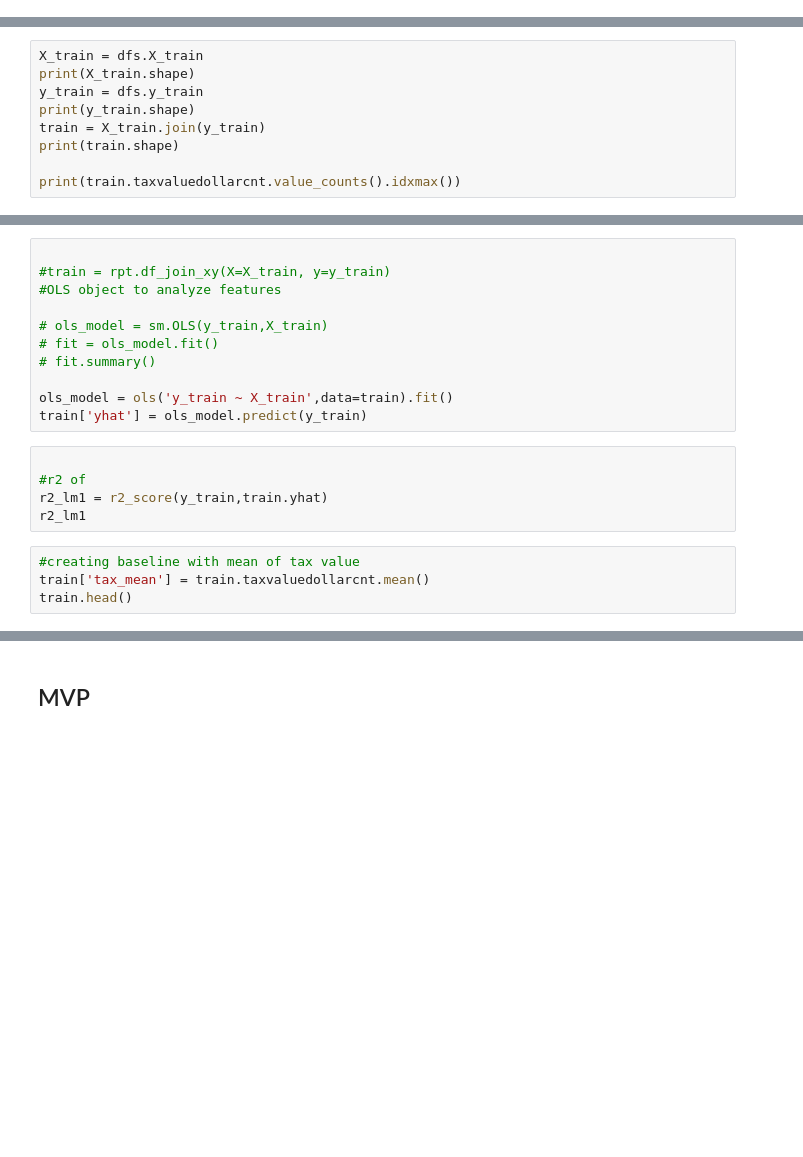
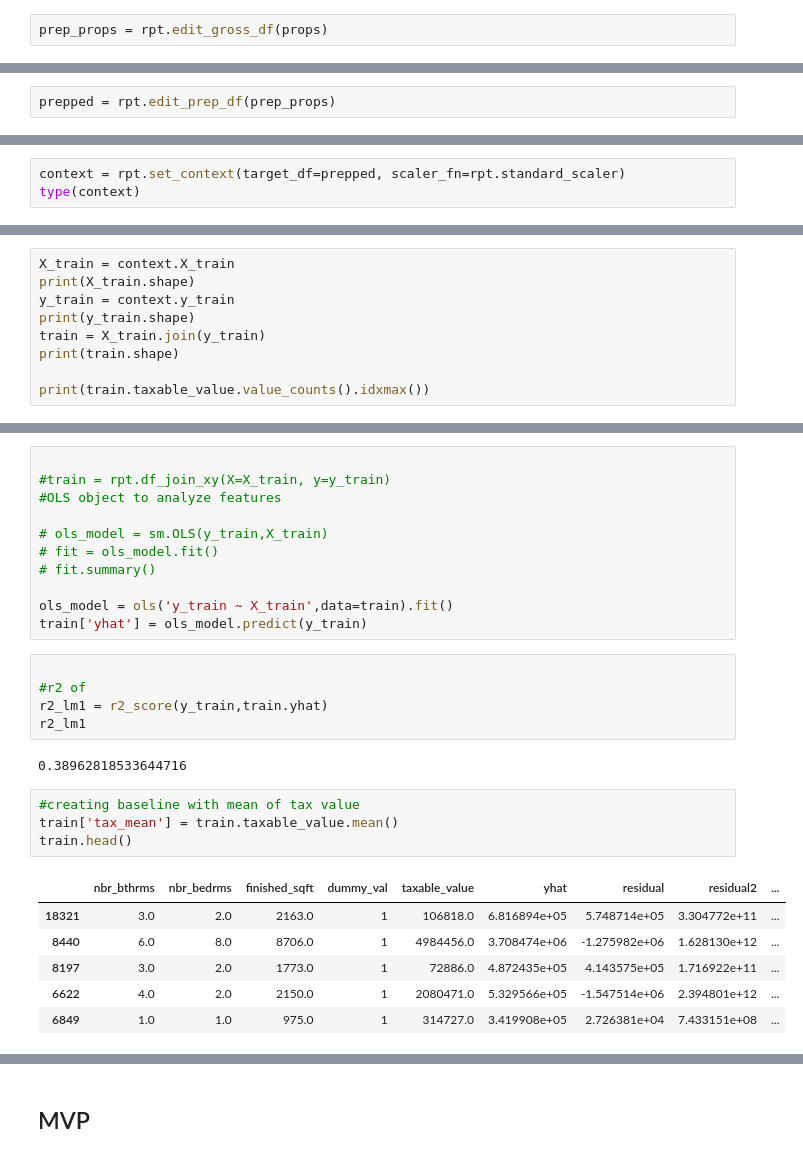
Before and after one commit to kjeliasen/ZillOMG, a Jupyter notebook: Zillow_Project.ipynb, the cells around one changed output, grey strips where cells are left out. Drawn from its saved outputs; the diff is of its cells as text; blank space fills up the shorter version.

```diff
--- a/Zillow_Project.ipynb
+++ b/Zillow_Project.ipynb
@@ -82,0 +59,2 @@ props.shape
+# %%
+prep_props = rpt.edit_gross_df(props)
@@ -82,0 +86,2 @@ props.shape
+# %%
+prepped = rpt.edit_prep_df(prep_props)
@@ -102,0 +115,3 @@ NameError: name 'context' is not defined
+# %%
+context = rpt.set_context(target_df=prepped, scaler_fn=rpt.standard_scaler)
+type(context)
@@ -103,9 +136,9 @@ NameError: name 'context' is not defined
 # %%
-X_train = dfs.X_train
+X_train = context.X_train
 print(X_train.shape)
-y_train = dfs.y_train
+y_train = context.y_train
 print(y_train.shape)
 train = X_train.join(y_train)
 print(train.shape)
 
-print(train.taxvaluedollarcnt.value_counts().idxmax())
+print(train.taxable_value.value_counts().idxmax())
@@ -129,9 +175,18 @@ train['yhat'] = ols_model.predict(y_train)
 #r2 of
 r2_lm1 = r2_score(y_train,train.yhat)
 r2_lm1
+# %% [output]
+0.38962818533644716
 # %%
 #creating baseline with mean of tax value
-train['tax_mean'] = train.taxvaluedollarcnt.mean()
+train['tax_mean'] = train.taxable_value.mean()
 train.head()
+# %% [output]
+|  | nbr_bthrms | nbr_bedrms | finished_sqft | dummy_val | taxable_value | yhat | residual | residual2 | ... |
+| 18321 | 3.0 | 2.0 | 2163.0 | 1 | 106818.0 | 6.816894e+05 | 5.748714e+05 | 3.304772e+11 | ... |
+| 8440 | 6.0 | 8.0 | 8706.0 | 1 | 4984456.0 | 3.708474e+06 | -1.275982e+06 | 1.628130e+12 | ... |
+| 8197 | 3.0 | 2.0 | 1773.0 | 1 | 72886.0 | 4.872435e+05 | 4.143575e+05 | 1.716922e+11 | ... |
+| 6622 | 4.0 | 2.0 | 2150.0 | 1 | 2080471.0 | 5.329566e+05 | -1.547514e+06 | 2.394801e+12 | ... |
+| 6849 | 1.0 | 1.0 | 975.0 | 1 | 314727.0 | 3.419908e+05 | 2.726381e+04 | 7.433151e+08 | ... |
 # %%
 #creating residual of tax value vs expected tax value
```
Also changed, not shown: parts of 25 cells of this notebook, 10 other files.
